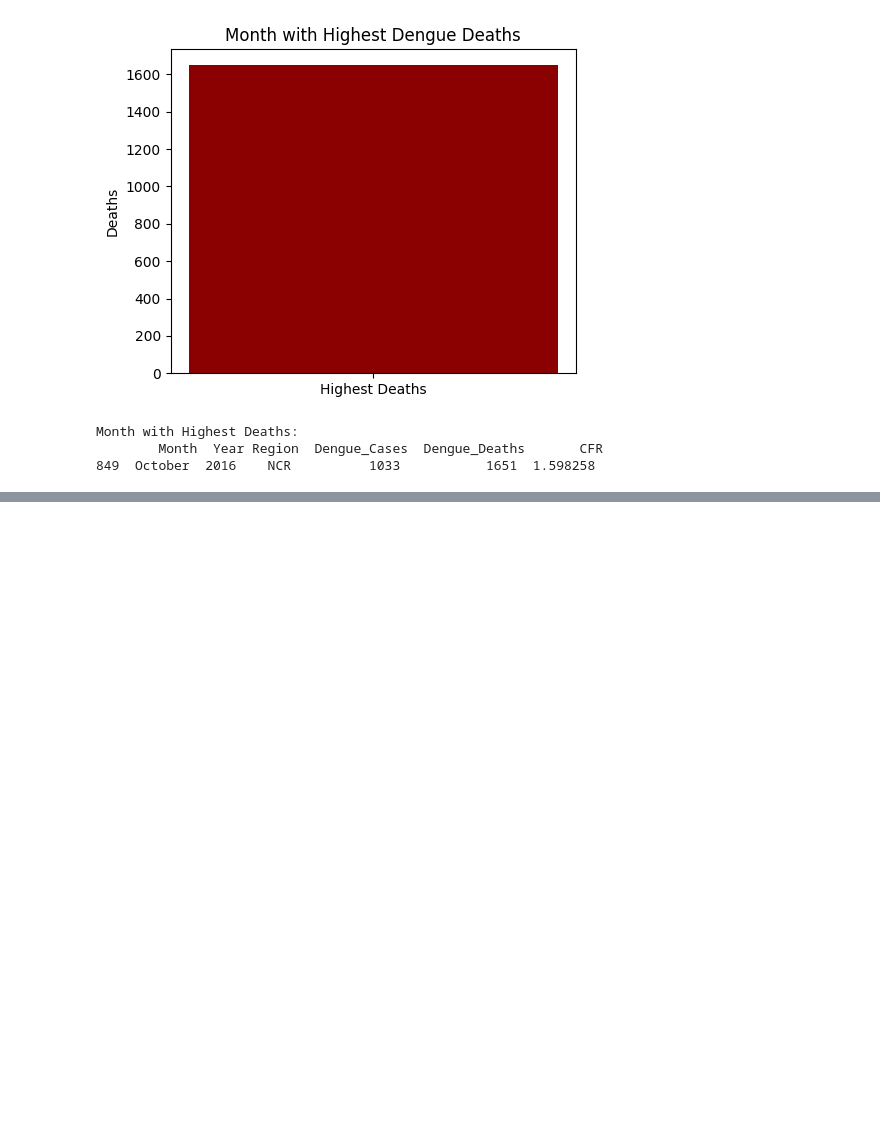
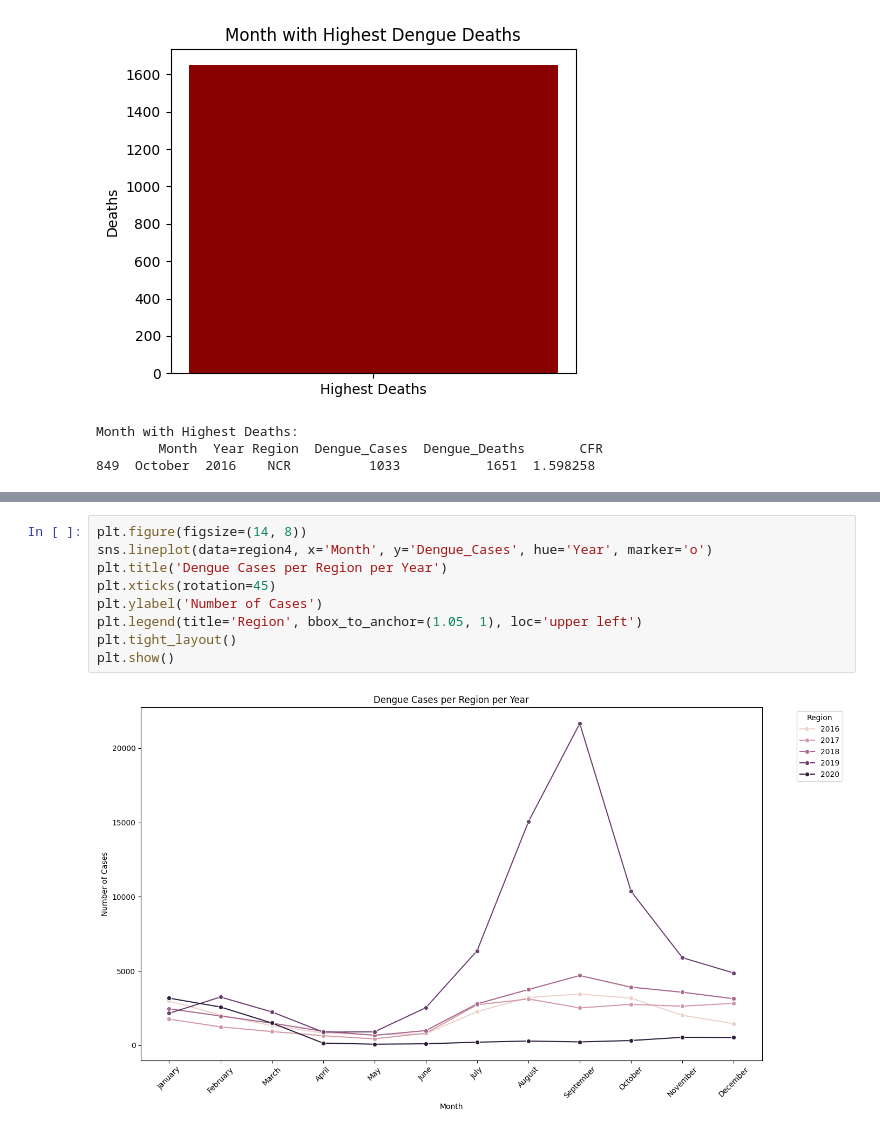
Before and after one commit to RandelStock/ITD-activity-5, a Jupyter notebook: Dengue-data-analysis.ipynb, the cells around one changed output, grey strips where cells are left out. Drawn from its saved outputs; the diff is of its cells as text; blank space fills up the shorter version.

```diff
--- a/Dengue-data-analysis.ipynb
+++ b/Dengue-data-analysis.ipynb
@@ -619,0 +628,11 @@ Month with Highest Deaths:
+# %%
+plt.figure(figsize=(14, 8))
+sns.lineplot(data=region4, x='Month', y='Dengue_Cases', hue='Year', marker='o')
+plt.title('Dengue Cases per Region per Year')
+plt.xticks(rotation=45)
+plt.ylabel('Number of Cases')
+plt.legend(title='Region', bbox_to_anchor=(1.05, 1), loc='upper left')
+plt.tight_layout()
+plt.show()
+# %% [output]
+[figure, added]
```
Also changed, not shown: parts of 12 cells of this notebook, 1 other file.
